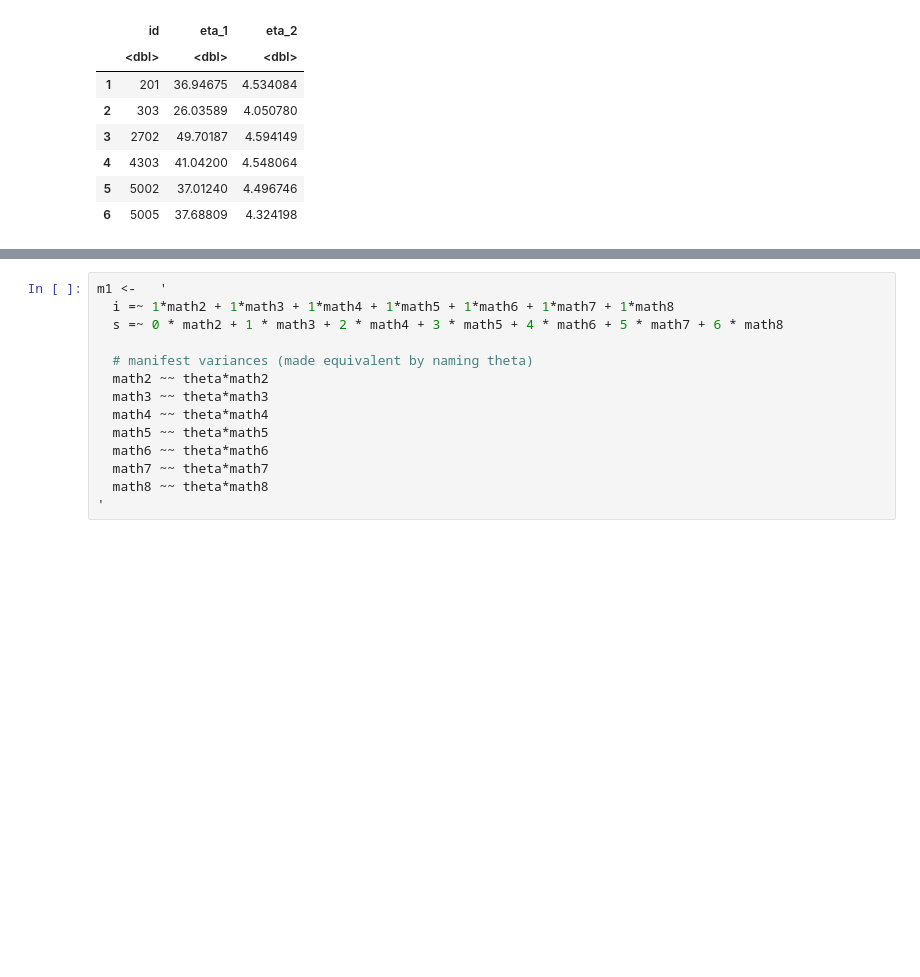
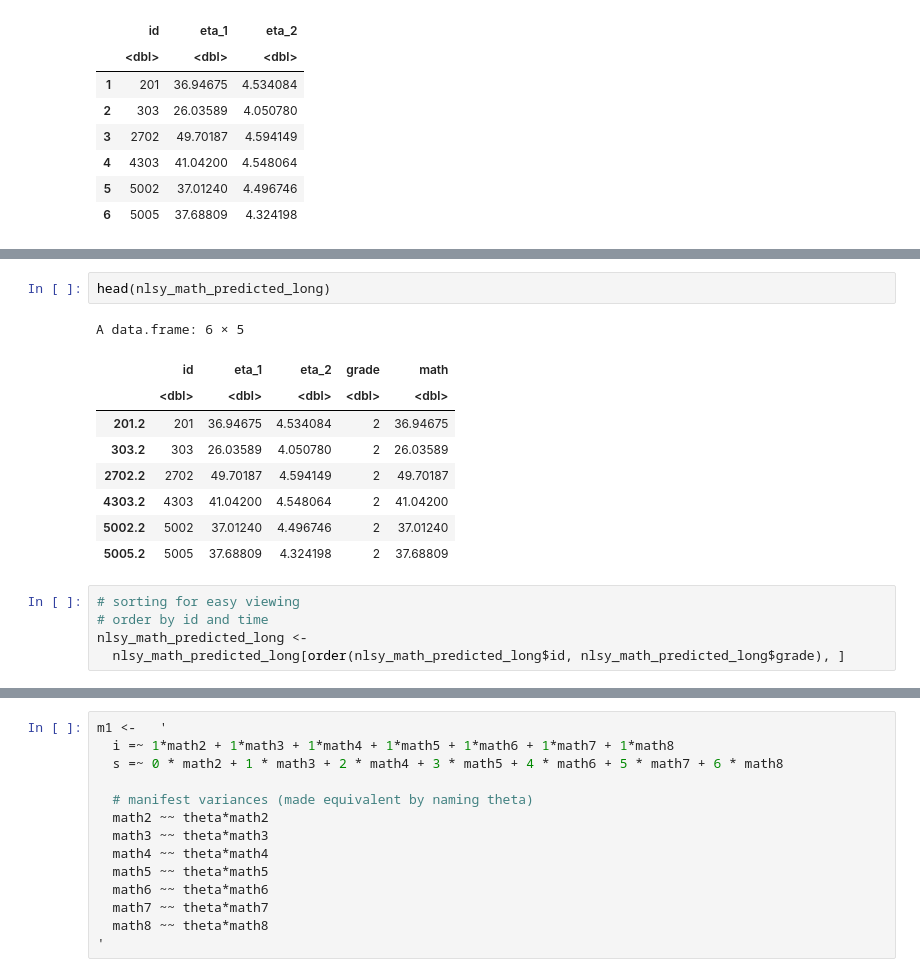
Before and after one commit to ccaudek/cfa_book_2023, a Jupyter notebook: 326_growth_1.ipynb, the cells around one changed output, grey strips where cells are left out. Drawn from its saved outputs; the diff is of its cells as text; blank space fills up the shorter version.

```diff
--- a/326_growth_1.ipynb
+++ b/326_growth_1.ipynb
@@ -444,0 +465,17 @@ A data.frame: 6 × 3
+# %%
+head(nlsy_math_predicted_long)
+# %% [output]
+A data.frame: 6 × 5
+|  | id | eta_1 | eta_2 | grade | math |
+|  | <dbl> | <dbl> | <dbl> | <dbl> | <dbl> |
+| 201.2 | 201 | 36.94675 | 4.534084 | 2 | 36.94675 |
+| 303.2 | 303 | 26.03589 | 4.050780 | 2 | 26.03589 |
+| 2702.2 | 2702 | 49.70187 | 4.594149 | 2 | 49.70187 |
+| 4303.2 | 4303 | 41.04200 | 4.548064 | 2 | 41.04200 |
+| 5002.2 | 5002 | 37.01240 | 4.496746 | 2 | 37.01240 |
+| 5005.2 | 5005 | 37.68809 | 4.324198 | 2 | 37.68809 |
+# %%
+# sorting for easy viewing
+# order by id and time
+nlsy_math_predicted_long <-
+  nlsy_math_predicted_long[order(nlsy_math_predicted_long$id, nlsy_math_predicted_long$grade), ]
```
Also changed, not shown: parts of 7 cells of this notebook, 14 other files.
